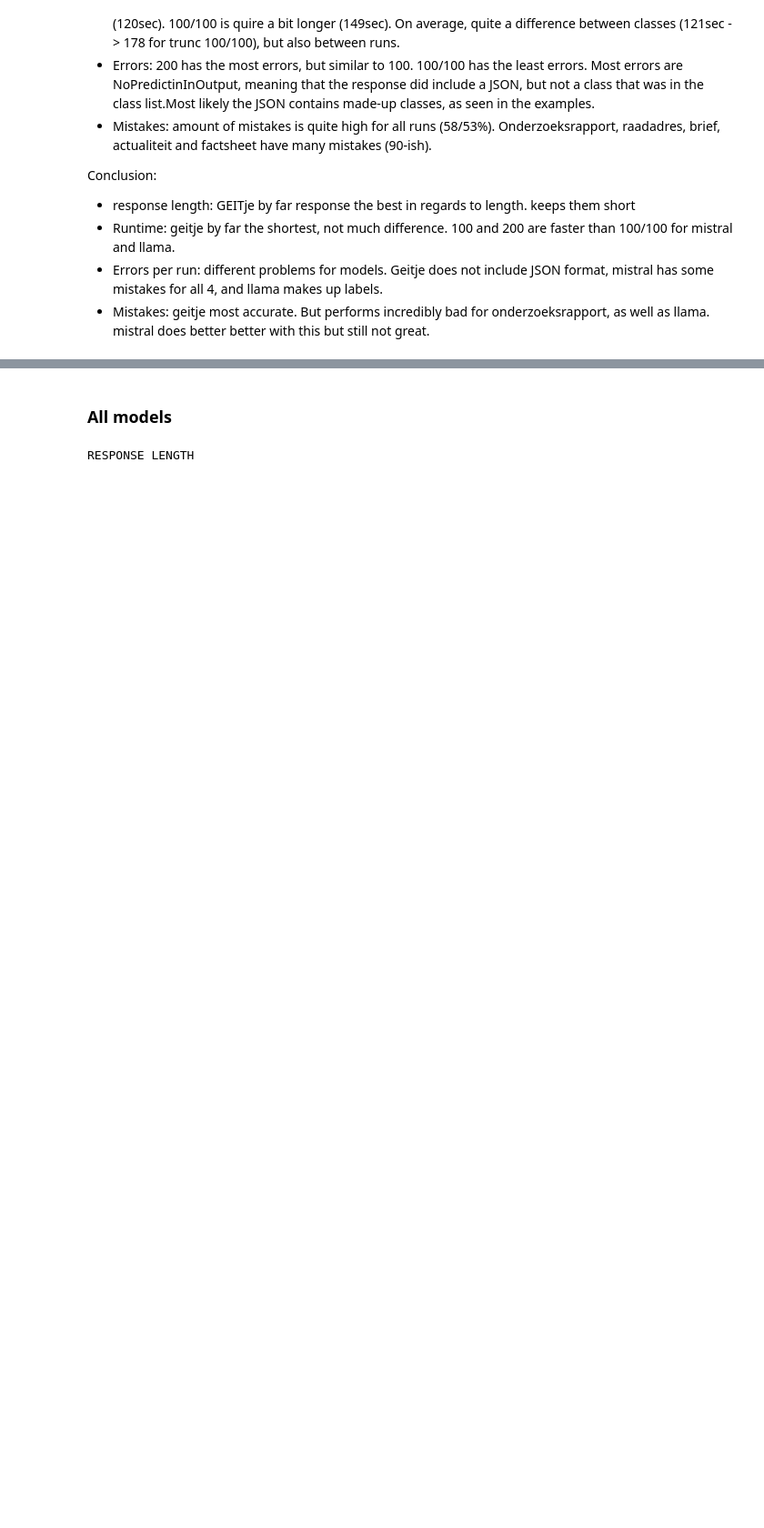
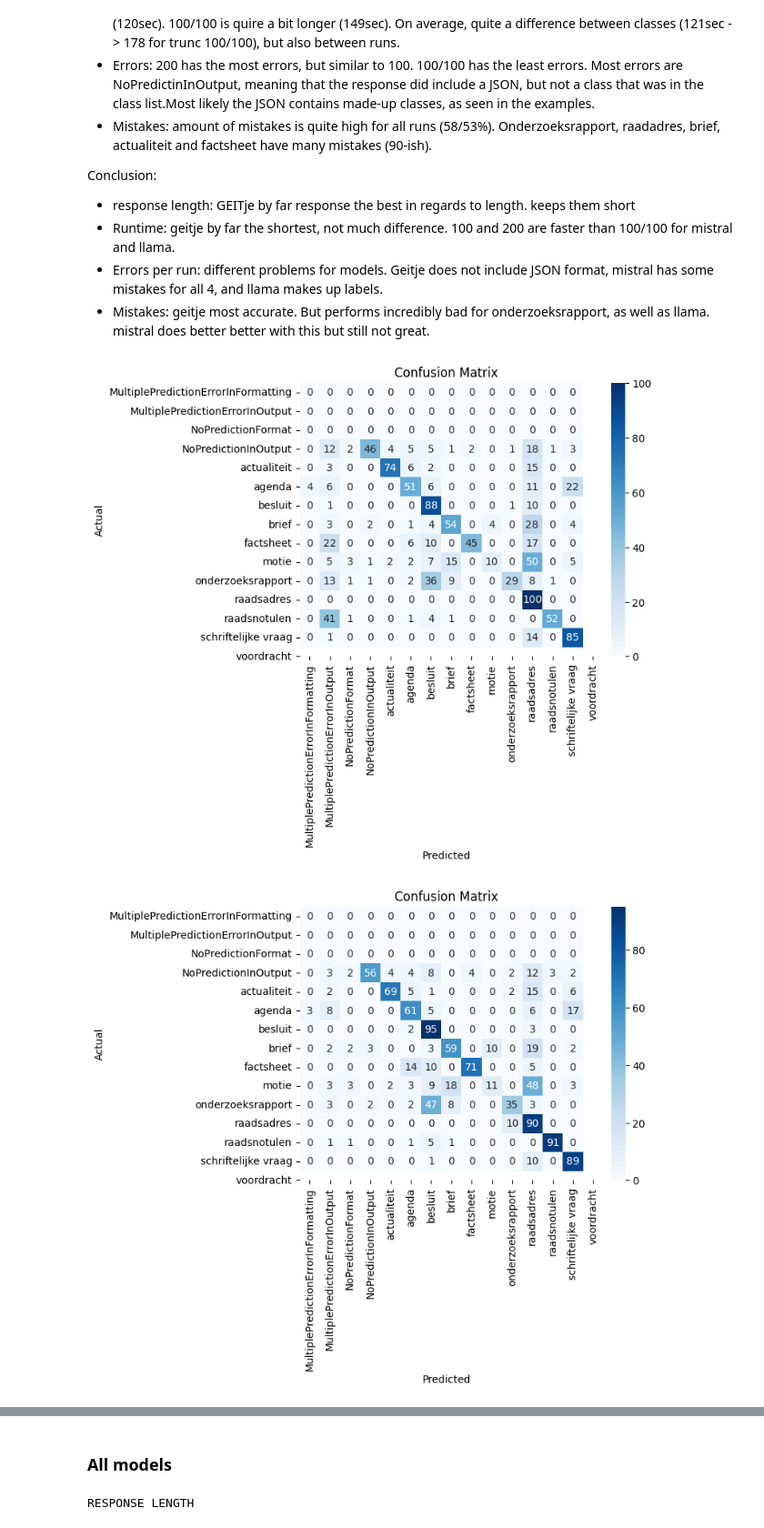
Before and after one commit to Amsterdam-Internships/document-classification-using-large-language-models, a Jupyter notebook: PredictionAnalysis/TruncationExperiment.ipynb, the cells around one changed output, grey strips where cells are left out. Shown at 91% size. Saved outputs shown, nothing was run; the diff lists cells and outputs as text; code cells hidden in the pictures; blank space fills up the shorter version.

Commit message:
update prediction analysis, add confusion matrix

```diff
--- a/PredictionAnalysis/TruncationExperiment.ipynb
+++ b/PredictionAnalysis/TruncationExperiment.ipynb
@@ -308,3 +308,41 @@ Conclusion:
 - Runtime: geitje by far the shortest, not much difference. 100 and 200 are faster than 100/100 for mistral and llama.
 - Errors per run: different problems for models. Geitje does not include JSON format, mistral has some mistakes for all 4, and llama makes up labels.
 - Mistakes: geitje most accurate. But performs incredibly bad for onderzoeksrapport, as well as llama. mistral does better better with this but still not great.
+# %%
+import numpy as np
+from sklearn.metrics import confusion_matrix
+import seaborn as sns
+import matplotlib.pyplot as plt
+from sklearn.preprocessing import LabelEncoder
+
+
+def plot_confusion_matrix(df):
+    run_ids = sorted(list(set(df['run_id'])))
+
+    class_labels = list(set(df['prediction']))
+    label_encoder = LabelEncoder()
+    label_encoder.fit(class_labels)
+
+    for run_id in run_ids:
+        subdf = df.loc[df['run_id']==run_id]
+        y_true_labels = subdf['label']
+        y_true = label_encoder.transform(y_true_labels)
+        y_pred_labels = subdf['prediction']
+        y_pred = label_encoder.transform(y_pred_labels)
+
+        class_names = label_encoder.classes_
+
+        cm = confusion_matrix(y_true, y_pred)
+
+
+        # Display the confusion matrix using seaborn heatmap
+        sns.heatmap(cm, annot=True, fmt='d', cmap='Blues', xticklabels=class_names, yticklabels=class_names)
+        plt.xlabel('Predicted')
+        plt.ylabel('Actual')
+        plt.title('Confusion Matrix')
+        plt.show()
+
+plot_confusion_matrix(combined)
+# %% [output]
+[figure, added]
+[figure, added]
```
Also changed, not shown: parts of 2 cells of this notebook, 21 other files.
